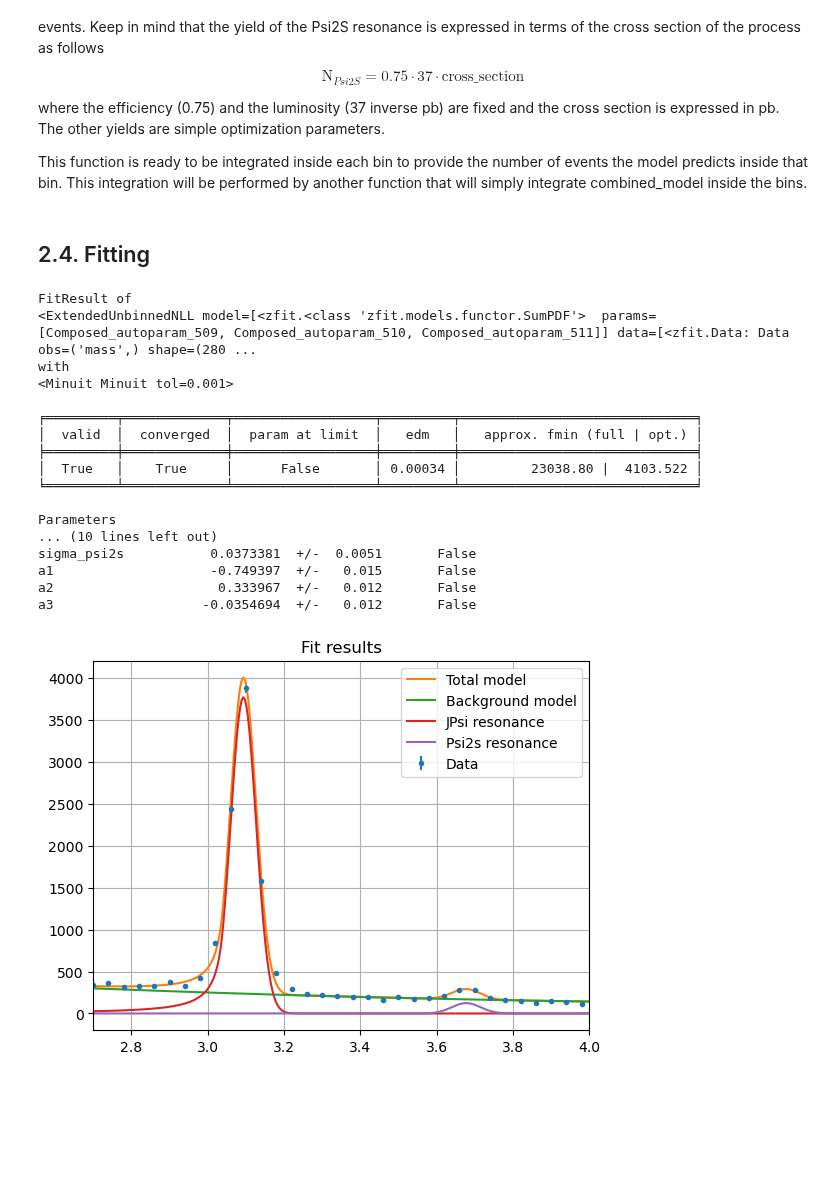
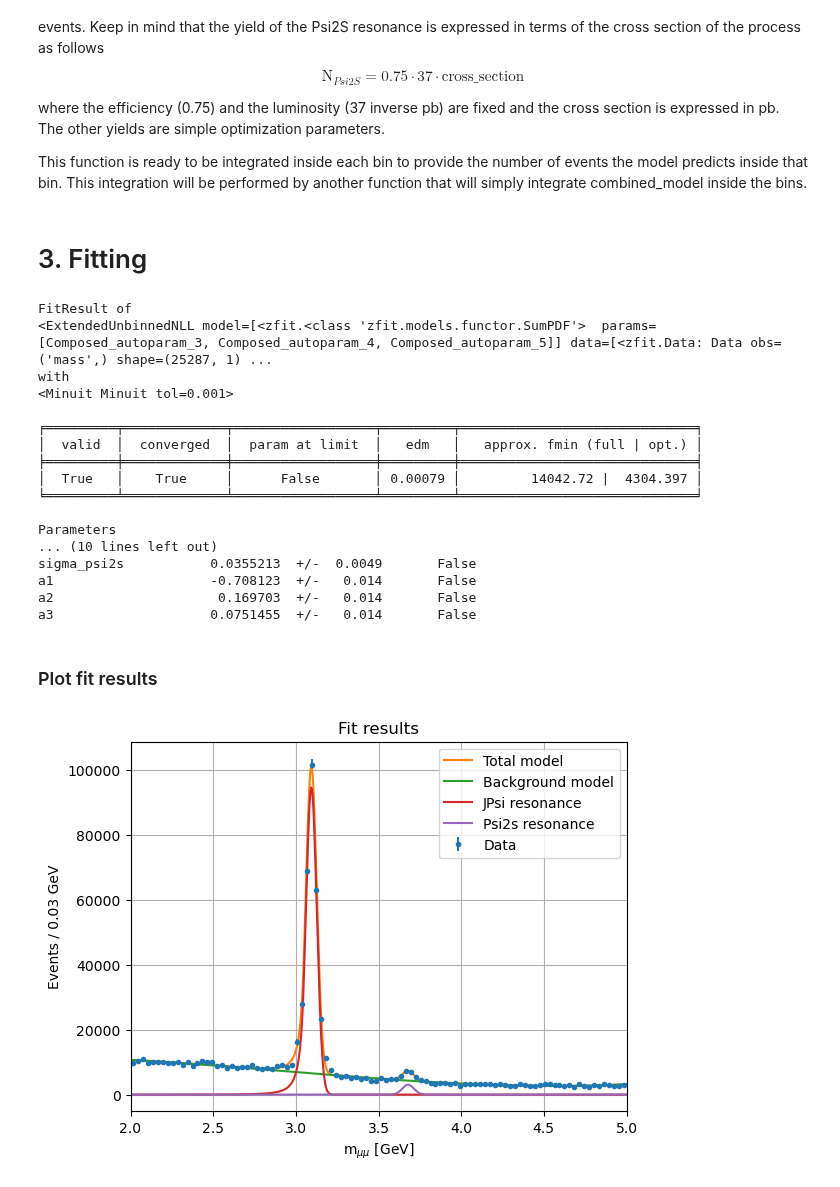
Before and after one commit to Matteo-Bellino/SMATEP_Project, a Jupyter notebook: Psi2S_RadanoBellino.ipynb, the cells around one changed output. Saved outputs shown, nothing was run; the diff lists cells and outputs as text; code cells hidden in the pictures; blank space fills up the shorter version.

```diff
--- a/Psi2S_RadanoBellino.ipynb
+++ b/Psi2S_RadanoBellino.ipynb
@@ -25,7 +25,11 @@ os.environ["ZFIT_DISABLE_TF_WARNINGS"] = "1" #to disable warnings linked to zfit
 # %% [markdown]
 # 1. Loading data
 # %%
-mass_cut = 6.0
+mass_cut = 5
+#If we cut the data at mass = 4, the chi squared gets from 2.3 to 1.5 where the one tailed limit for 90% confidence interval is 1.2.
+#Residuals in 1sigma get from 63% to 66% and in 2sigma from 88% to 92% (approach more gaussian values and also the histogram resembles more a gaussian)
+#the run test is still valid
+#so, main problem: background
 # %%
 # Importing data from files
 with open('DataSet.pkl', 'rb') as file: # The 'rb' stands for 'read binary', necessary for this kind of file
@@ -150,9 +154,10 @@ cb_psi2s_ext = cb_psi2s.create_extended(yield_psi2s)
 #Total model
 total_model = zfit.pdf.SumPDF([cb_jpsi_ext, cb_psi2s_ext, bkg_ext])
 # %% [markdown]
-## 2.4. Fitting
+# 3. Fitting
 # %%
-#data and minimizer
+# Defining the data and the minimizer
+
 data = zfit.Data.from_numpy(obs   = obs,
                             array = data_HS)
 
@@ -166,45 +171,52 @@ result.hesse() #fast error computation (less precise)
 print(result)
 # %% [output]
 FitResult of
-<ExtendedUnbinnedNLL model=[<zfit.<class 'zfit.models.functor.SumPDF'>  params=[Composed_autoparam_509, Composed_autoparam_510, Composed_autoparam_511]] data=[<zfit.Data: Data obs=('mass',) shape=(280 ...
+<ExtendedUnbinnedNLL model=[<zfit.<class 'zfit.models.functor.SumPDF'>  params=[Composed_autoparam_3, Composed_autoparam_4, Composed_autoparam_5]] data=[<zfit.Data: Data obs=('mass',) shape=(25287, 1) ...
 with
 <Minuit Minuit tol=0.001>
 
 ╒═════════╤═════════════╤══════════════════╤═════════╤══════════════════════════════╕
 │  valid  │  converged  │  param at limit  │   edm   │   approx. fmin (full | opt.) │
 ╞═════════╪═════════════╪══════════════════╪═════════╪══════════════════════════════╡
-│  True   │    True     │      False       │ 0.00034 │         23038.80 |  4103.522 │
+│  True   │    True     │      False       │ 0.00079 │         14042.72 |  4304.397 │
 ╘═════════╧═════════════╧══════════════════╧═════════╧══════════════════════════════╛
 
 Parameters
 ... (10 lines left out)
-sigma_psi2s           0.0373381  +/-  0.0051       False
-a1                    -0.749397  +/-   0.015       False
-a2                     0.333967  +/-   0.012       False
-a3                   -0.0354694  +/-   0.012       False
+sigma_psi2s           0.0355213  +/-  0.0049       False
+a1                    -0.708123  +/-   0.014       False
+a2                     0.169703  +/-   0.014       False
+a3                    0.0751455  +/-   0.014       False
+# %% [markdown]
+### Plot fit results
 # %%
+# Creating the plot with each component of the model
+
 bin_number = 100
 binned_data, bin_edges = np.histogram(data_HS, bins=bin_number)
 err_binned_data = np.sqrt(binned_data)
 bin_centers = (bin_edges[1:]+bin_edges[:-1])/2
+bin_width = bin_edges[1]-bin_edges[0]
 
 x = np.linspace(2,6,1000)
-graph_total_model = total_model.pdf(x)*total_model.get_yield()*(bin_edges[1]-bin_edges[0])
-graph_bkg         = bkg_ext.pdf(x)    *bkg_ext.get_yield()    *(bin_edges[1]-bin_edges[0])
-graph_JPsi        = cb_jpsi_ext.pdf(x)*cb_jpsi_ext.get_yield()*(bin_edges[1]-bin_edges[0])
-graph_Psi2s       = cb_psi2s_ext.pdf(x)*cb_psi2s_ext.get_yield()*(bin_edges[1]-bin_edges[0])
+graph_total_model = total_model.pdf(x)*total_model.get_yield()
+graph_bkg         = bkg_ext.pdf(x)    *bkg_ext.get_yield()
+graph_JPsi        = cb_jpsi_ext.pdf(x)*cb_jpsi_ext.get_yield()
+graph_Psi2s       = cb_psi2s_ext.pdf(x)*cb_psi2s_ext.get_yield()
 
+#plot the counts divided by bin-size (such that the integral is the total number of events)
 plt.figure()
-plt.errorbar(bin_centers, binned_data, yerr=err_binned_data, fmt='.', label='Data')
+plt.errorbar(bin_centers, binned_data/bin_width, yerr=err_binned_data/bin_width, fmt='.', label='Data')
 plt.plot(x,graph_total_model, label='Total model')
 plt.plot(x,graph_bkg,   label='Background model')
 plt.plot(x,graph_JPsi,  label='JPsi resonance')
 plt.plot(x,graph_Psi2s, label='Psi2s resonance')
-#mplhep.histplot(model_hist, label="model")
-#mplhep.histplot(data_binned, label="data")
+plt.xlabel("m$_{\\mu\\mu}$ [GeV]")
+plt.ylabel(f"Events / {bin_width:.2f} GeV")
 plt.legend()
 plt.title("Fit results")
-plt.xlim([2.7,4])
+plt.xlim([2,mass_cut])
+plt.yscale('linear')
 plt.grid()
 # %% [output]
-[figure, old version]
+[figure, new version]
```
Also changed, not shown: parts of 24 cells of this notebook, 1 other file.
